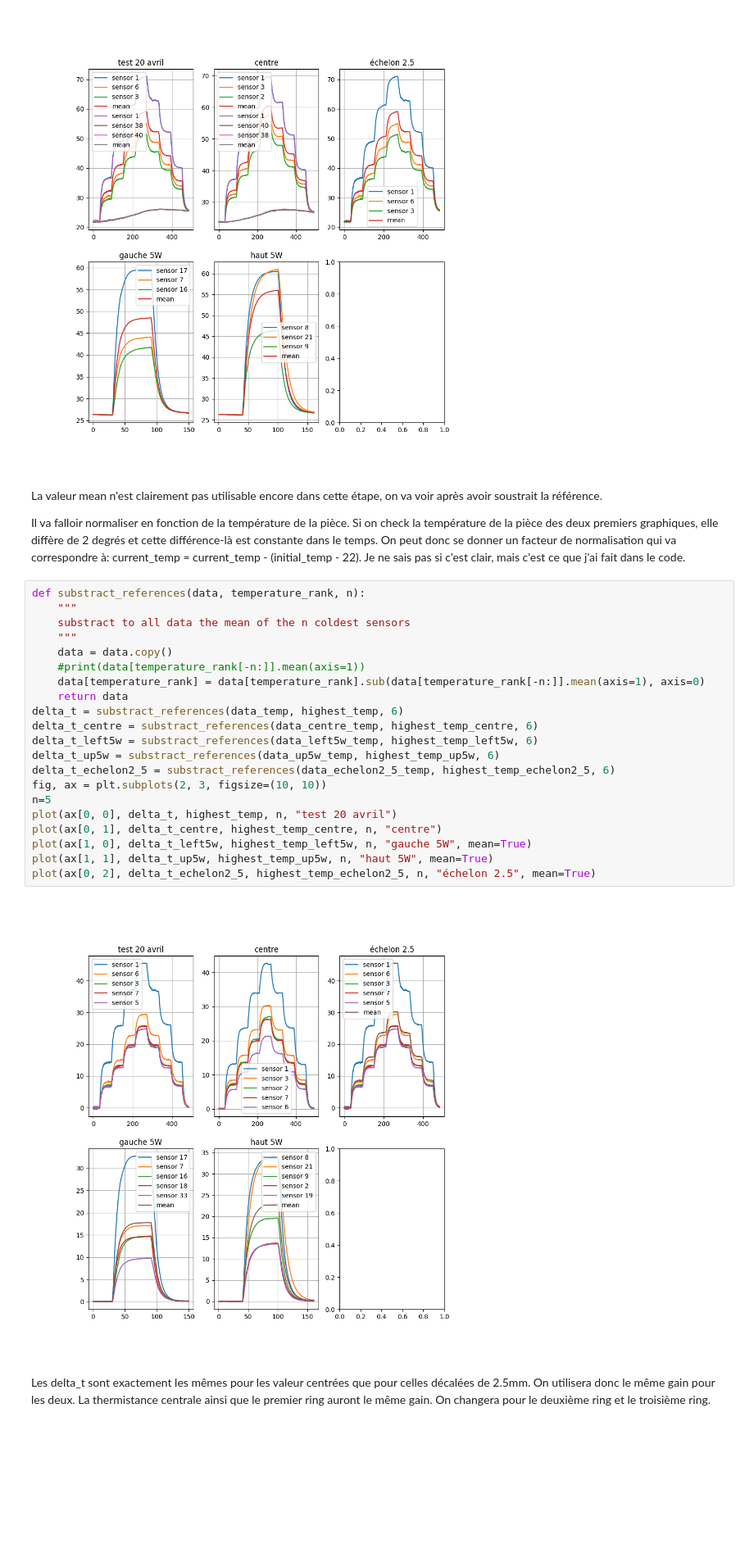
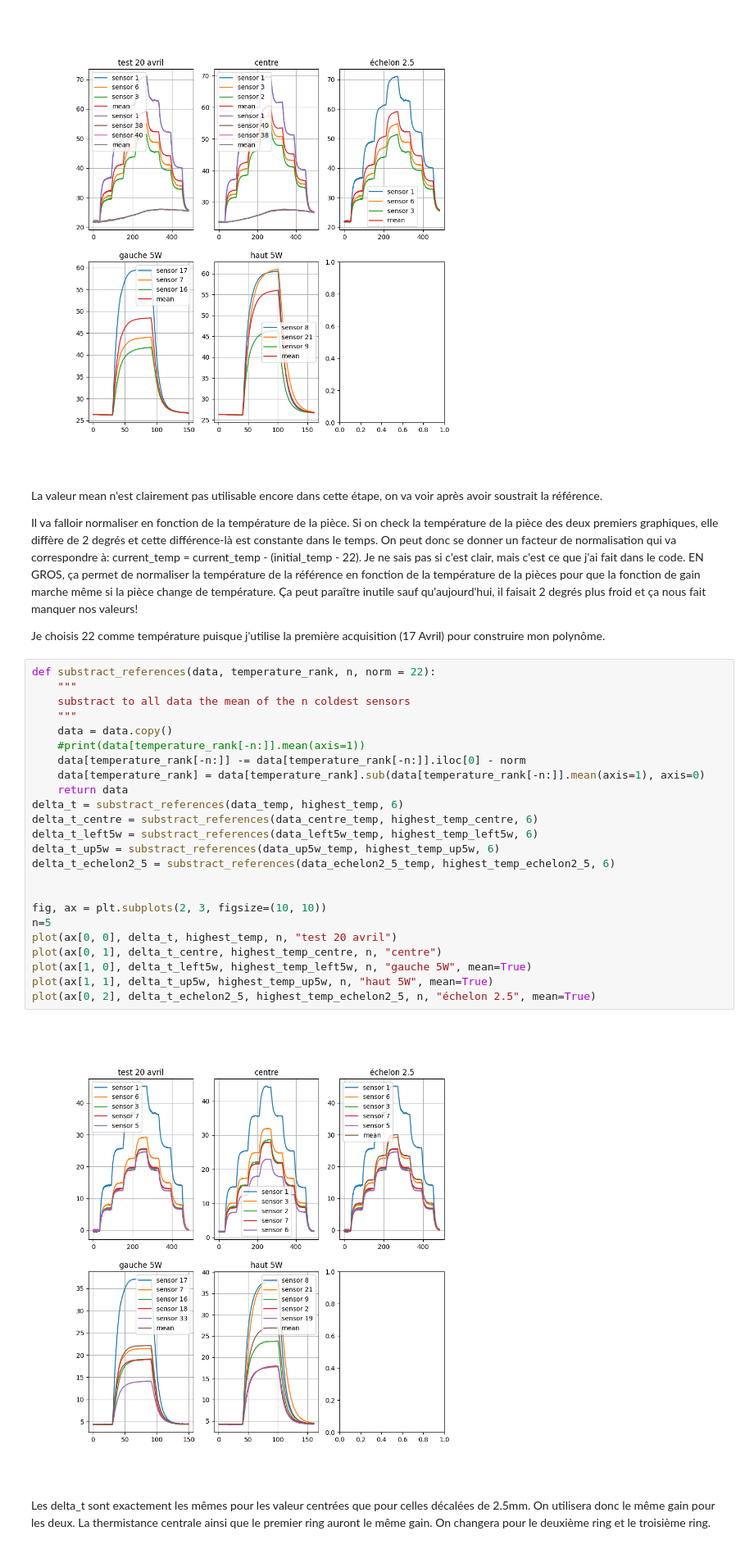
Before and after one commit to sapar82/Design-3-Team-2, a Jupyter notebook: Programmation/Debuggage/Script Python/notebook.ipynb, the cells around one changed output. Shown at 82% size. Drawn from its saved outputs; the diff is of its cells as text; blank space fills up the shorter version.

```diff
--- a/Programmation/Debuggage/Script Python/notebook.ipynb
+++ b/Programmation/Debuggage/Script Python/notebook.ipynb
@@ -79,30 +89,37 @@ plot(ax[0, 2], data_echelon2_5_temp, highest_temp_echelon2_5, n, "échelon 2.5",
 # %% [markdown]
 La valeur mean n'est clairement pas utilisable encore dans cette étape, on va voir après avoir soustrait la référence.
 
-Il va falloir normaliser en fonction de la température de la pièce. Si on check la température de la pièce des deux premiers graphiques, elle diffère de 2 degrés et cette différence-là est constante dans le temps. On peut donc se donner un facteur de normalisation qui va correspondre à: current_temp = current_temp - (initial_temp - 22). Je ne sais pas si c'est clair, mais c'est ce que j'ai fait dans le code.
+
+
+Il va falloir normaliser en fonction de la température de la pièce. Si on check la température de la pièce des deux premiers graphiques, elle diffère de 2 degrés et cette différence-là est constante dans le temps. On peut donc se donner un facteur de normalisation qui va correspondre à: current_temp = current_temp - (initial_temp - 22). Je ne sais pas si c'est clair, mais c'est ce que j'ai fait dans le code. EN GROS, ça permet de normaliser la température de la référence en fonction de la température de la pièces pour que la fonction de gain marche même si la pièce change de température. Ça peut paraître inutile sauf qu'aujourd'hui, il faisait 2 degrés plus froid et ça nous fait manquer nos valeurs!
+
+Je choisis 22 comme température puisque j'utilise la première acquisition (17 Avril) pour construire mon polynôme.
 # %%
-def substract_references(data, temperature_rank, n):
+def substract_references(data, temperature_rank, n, norm = 22):
     """
     substract to all data the mean of the n coldest sensors
     """
     data = data.copy()
     #print(data[temperature_rank[-n:]].mean(axis=1))
+    data[temperature_rank[-n:]] -= data[temperature_rank[-n:]].iloc[0] - norm
     data[temperature_rank] = data[temperature_rank].sub(data[temperature_rank[-n:]].mean(axis=1), axis=0)
     return data
 delta_t = substract_references(data_temp, highest_temp, 6)
 delta_t_centre = substract_references(data_centre_temp, highest_temp_centre, 6)
 delta_t_left5w = substract_references(data_left5w_temp, highest_temp_left5w, 6)
 delta_t_up5w = substract_references(data_up5w_temp, highest_temp_up5w, 6)
 delta_t_echelon2_5 = substract_references(data_echelon2_5_temp, highest_temp_echelon2_5, 6)
+
+
 fig, ax = plt.subplots(2, 3, figsize=(10, 10))
 n=5
 plot(ax[0, 0], delta_t, highest_temp, n, "test 20 avril")
 plot(ax[0, 1], delta_t_centre, highest_temp_centre, n, "centre")
 plot(ax[1, 0], delta_t_left5w, highest_temp_left5w, n, "gauche 5W", mean=True)
 plot(ax[1, 1], delta_t_up5w, highest_temp_up5w, n, "haut 5W", mean=True)
 plot(ax[0, 2], delta_t_echelon2_5, highest_temp_echelon2_5, n, "échelon 2.5", mean=True)
 # %% [output]
-[figure, old version]
+[figure, new version]
 # %% [markdown]
 Les delta_t sont exactement les mêmes pour les valeur centrées que pour celles décalées de 2.5mm. On utilisera donc le même gain pour les deux. La thermistance centrale ainsi que le premier ring auront le même gain. On changera pour le deuxième ring et le troisième ring.
 # %%
```
Also changed, not shown: parts of 4 cells of this notebook.
